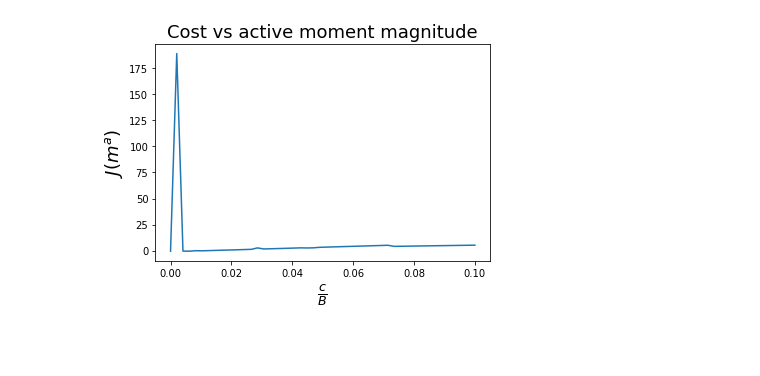
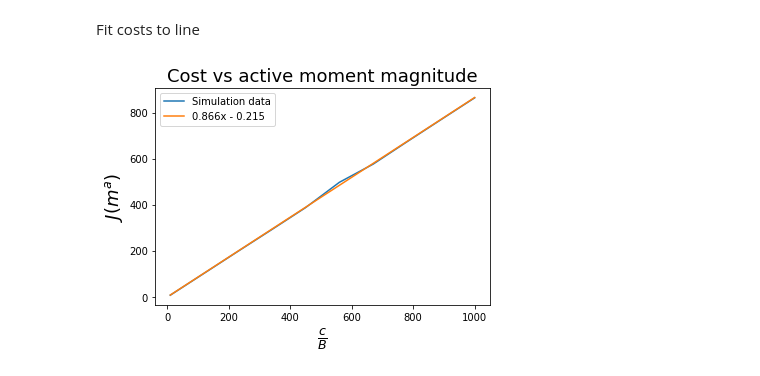
Before and after one commit to davenpi/stability, a Jupyter notebook: curvature_parametrized_torque.ipynb, the cells around one changed output. Cells and saved outputs as stored; diff of their text form; code cells hidden in the pictures; blank space fills up the shorter version.

Commit message:
generate scaling plots

```diff
--- a/curvature_parametrized_torque.ipynb
+++ b/curvature_parametrized_torque.ipynb
@@ -119,6 +7,0 @@ l = 3
-# %%
-bs = np.linspace(0.001, 1, 10)
-lgs = (-bs / (g * rho)) ** (1 / 3)
-L = 1.5e3 * np.amax(lg)
-M = 200
-alpha = 0.9
@@ -261,5 +57,3 @@ class Snake:
         self.work_cost = (1 - alpha) * work_term
         cost = self.height_cost + self.work_cost
         return cost
-# %%
-snake = Snake(B=1, c=1, l=-1, rho=10)
@@ -287,16 +60,27 @@ plt.show()
 # %%
 rho = 1
 l = 3
-B = 0.01
-cs = np.linspace(0, 10 * B, 50)
+B = 1
+cs = np.linspace(10, 1000 * B, 10)
 costs = []
 ls = []
+xs = []
+ys = []
+moment_at_base = []
 for c in cs:
     snake = Snake(B=B, c=c, l=l, rho=rho)
     snake.solve()
     if snake.sol.status != 0:
-        print("Failed!")
+        print(f"Failed! with c = {round(c, 3)} message says {snake.sol.message}")
     cost = snake.cost(alpha=0.9)
     # print(f"c is {round(c,3)}, Work cost is {round(snake.work_cost,3)}, height cost is {round(snake.height_cost,3)}")
     costs.append(cost)
     ls.append(snake.l)
+    xs.append(snake.x_pos)
+    ys.append(snake.y_pos)
+    base_moment = (snake.B + snake.c) / (snake.l) * snake.sol.y[1][0]
+    moment_at_base.append(base_moment)
+
+moment_at_base = np.array(moment_at_base)
+costs = np.array(costs)
+ls = np.array(ls)
@@ -308,8 +93,20 @@ Failed!
+# %% [markdown]
+Fit costs to line
+# %%
+cost_regr = linregress(cs, costs)
+cost_slope = cost_regr.slope
+cost_int = cost_regr.intercept
 # %%
-plt.plot(cs, costs)
+plt.plot(cs, costs, label="Simulation data")
+plt.plot(
+    cs,
+    cost_slope * cs + cost_int,
+    label=f"{round(cost_slope,3)}x - {-round(cost_int,3)}",
+)
+plt.legend()
 plt.xlabel(R"$\frac{c}{B}$", fontsize=18)
 plt.ylabel(r"$J(m^a)$", fontsize=18)
 plt.title("Cost vs active moment magnitude", fontsize=18)
 plt.show()
 # %% [output]
-[figure, old version]
+[figure, new version]
```
Also changed, not shown: parts of 32 cells of this notebook, 1 other file.
